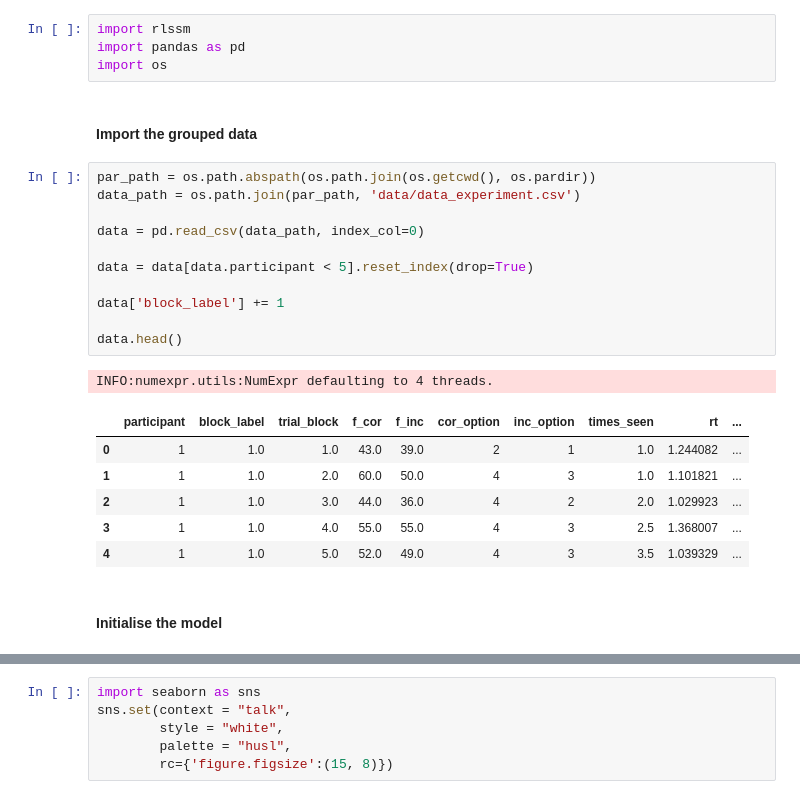
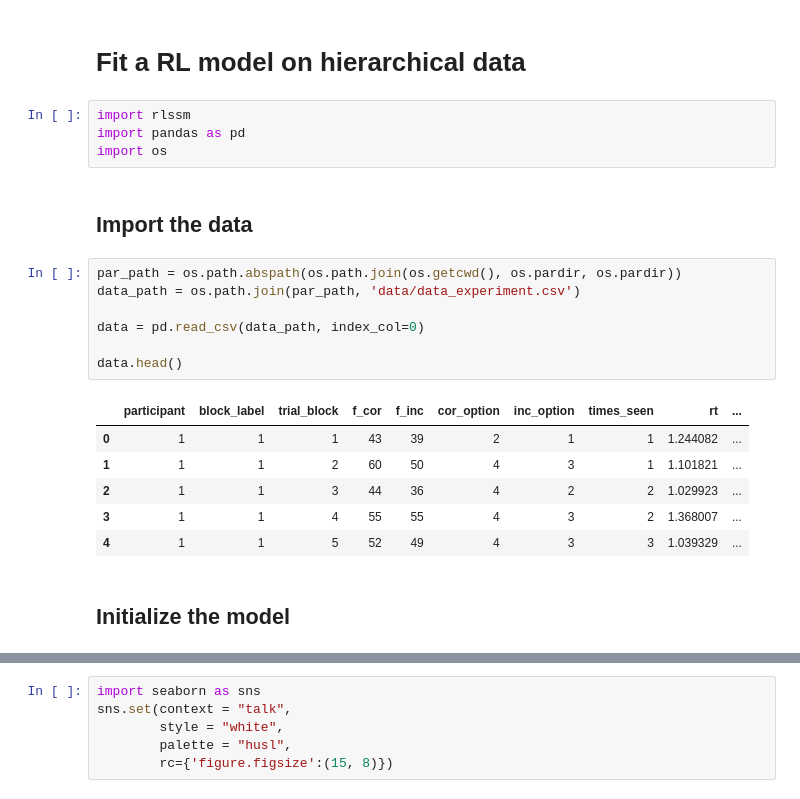
Before and after one commit to laurafontanesi/rlssm, a Jupyter notebook: docs/notebooks/RL_2A_hierarchical_fitting.ipynb, the cells around one changed output, grey strips where cells are left out. Cells and saved outputs as stored; diff of their text form.

```diff
--- a/docs/notebooks/RL_2A_hierarchical_fitting.ipynb
+++ b/docs/notebooks/RL_2A_hierarchical_fitting.ipynb
@@ -1,28 +1,25 @@
+# %% [markdown]
+# Fit a RL model on hierarchical data
 # %%
 import rlssm
 import pandas as pd
 import os
 # %% [markdown]
-#### Import the grouped data
+## Import the data
 # %%
-par_path = os.path.abspath(os.path.join(os.getcwd(), os.pardir))
+par_path = os.path.abspath(os.path.join(os.getcwd(), os.pardir, os.pardir))
 data_path = os.path.join(par_path, 'data/data_experiment.csv')
 
 data = pd.read_csv(data_path, index_col=0)
 
-data = data[data.participant < 5].reset_index(drop=True)
-
-data['block_label'] += 1
-
 data.head()
 # %% [output]
-INFO:numexpr.utils:NumExpr defaulting to 4 threads.
 |  | participant | block_label | trial_block | f_cor | f_inc | cor_option | inc_option | times_seen | rt | ... |
-| 0 | 1 | 1.0 | 1.0 | 43.0 | 39.0 | 2 | 1 | 1.0 | 1.244082 | ... |
-| 1 | 1 | 1.0 | 2.0 | 60.0 | 50.0 | 4 | 3 | 1.0 | 1.101821 | ... |
-| 2 | 1 | 1.0 | 3.0 | 44.0 | 36.0 | 4 | 2 | 2.0 | 1.029923 | ... |
-| 3 | 1 | 1.0 | 4.0 | 55.0 | 55.0 | 4 | 3 | 2.5 | 1.368007 | ... |
-| 4 | 1 | 1.0 | 5.0 | 52.0 | 49.0 | 4 | 3 | 3.5 | 1.039329 | ... |
+| 0 | 1 | 1 | 1 | 43 | 39 | 2 | 1 | 1 | 1.244082 | ... |
+| 1 | 1 | 1 | 2 | 60 | 50 | 4 | 3 | 1 | 1.101821 | ... |
+| 2 | 1 | 1 | 3 | 44 | 36 | 4 | 2 | 2 | 1.029923 | ... |
+| 3 | 1 | 1 | 4 | 55 | 55 | 4 | 3 | 2 | 1.368007 | ... |
+| 4 | 1 | 1 | 5 | 52 | 49 | 4 | 3 | 3 | 1.039329 | ... |
 # %% [markdown]
-#### Initialise the model
+## Initialize the model
 # %%
```
Also changed, not shown: parts of 29 cells of this notebook, 3 other files.
